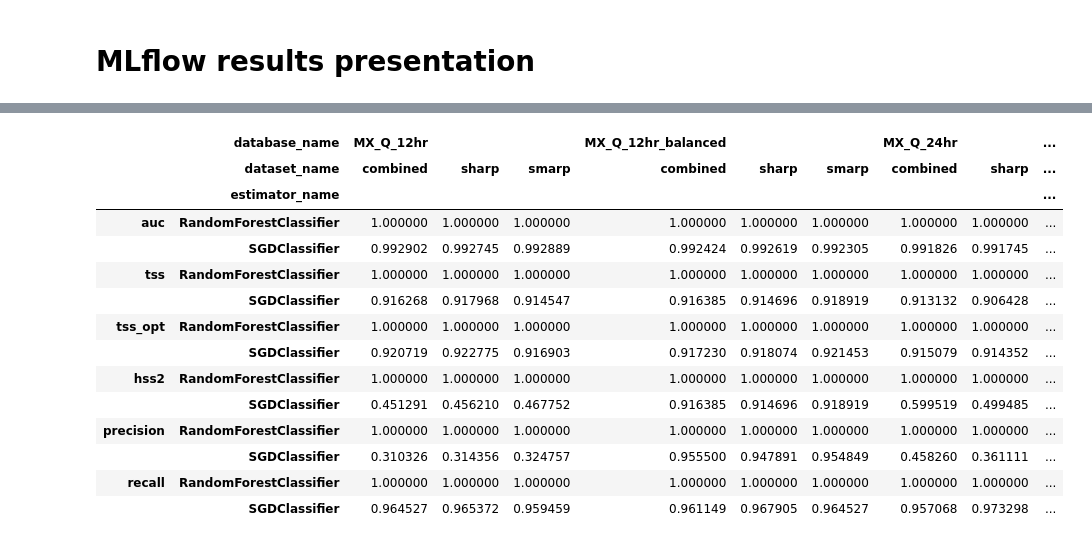
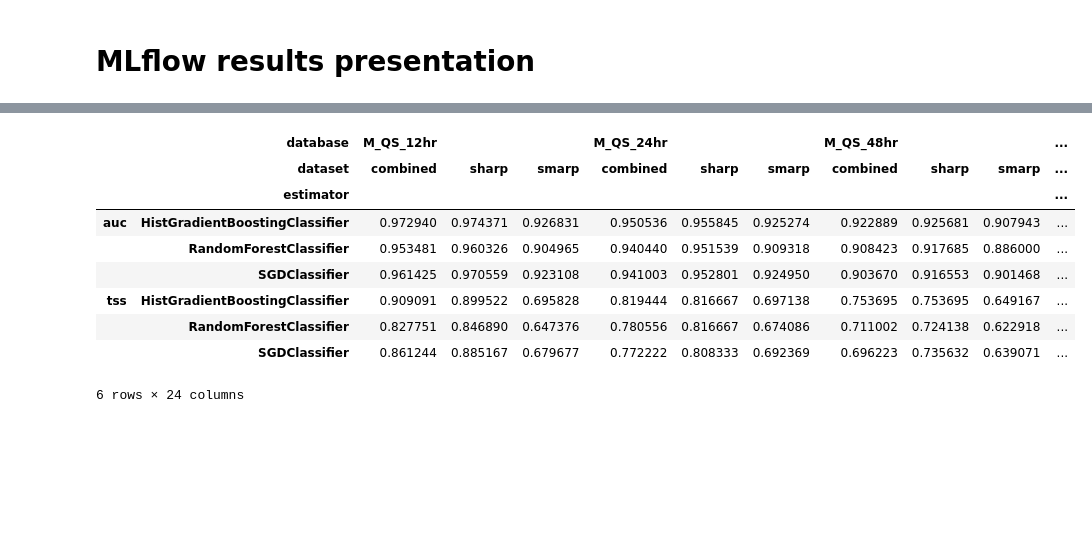
Before and after one commit to ZeyuSun/flare-prediction-smarp, a Jupyter notebook: notebooks/mlflow_results.ipynb, the cells around one changed output, grey strips where cells are left out. Saved outputs shown, nothing was run; the diff lists cells and outputs as text; code cells hidden in the pictures; blank space fills up the shorter version.

```diff
--- a/notebooks/mlflow_results.ipynb
+++ b/notebooks/mlflow_results.ipynb
@@ -19 +21,19 @@ client = MlflowClient()
+# %%
+experiment_name = 'leaderboard1'
+parent_run_name = 'sklearn_balanced'
+tags = {
+    'tags.database_name': 'database',
+    'tags.dataset_name': 'dataset',
+    #'tags.balanced': 'balanced',
+    'tags.estimator_name': 'estimator',
+}
+metrics = {'metrics.' + m: new_m for m, new_m in [
+    ['auc', 'auc'],
+    ['tss_opt', 'tss'],
+    #'tss',
+    #'hss2',
+    #'precision',
+    #'recall',
+]}
+columns = {**tags, **metrics}
 # %%
@@ -24,39 +68,0 @@ runs = mlflow.search_runs(exp_id)
-# %%
-run_id = runs.loc[runs['tags.mlflow.runName'] == 'beta', 'run_id'].item()
-tags = [
-    'tags.database_name',
-    'tags.dataset_name',
-    'tags.estimator_name',
-]
-params = [
-]
-metrics = ['metrics.' + m for m in [
-    'auc',
-    'tss',
-    'tss_opt',
-    'hss2',
-    'precision',
-    'recall',
-]]
-df = runs.loc[(runs['tags.mlflow.parentRunId'] == run_id) &
-              (runs['tags.estimator_name'] != 'HistGradientBoostingClassifier'),
-              tags + params + metrics]
-df_copy = df = df.rename(columns=lambda k: k.split('.')[1])
-df = df.set_index(['database_name', 'dataset_name', 'estimator_name']).unstack(-1).T
-df
-# %% [output]
-|  | database_name | MX_Q_12hr |  |  | MX_Q_12hr_balanced |  |  | MX_Q_24hr |  | ... |
-|  | dataset_name | combined | sharp | smarp | combined | sharp | smarp | combined | sharp | ... |
-|  | estimator_name |  |  |  |  |  |  |  |  | ... |
-| auc | RandomForestClassifier | 1.000000 | 1.000000 | 1.000000 | 1.000000 | 1.000000 | 1.000000 | 1.000000 | 1.000000 | ... |
-|  | SGDClassifier | 0.992902 | 0.992745 | 0.992889 | 0.992424 | 0.992619 | 0.992305 | 0.991826 | 0.991745 | ... |
-| tss | RandomForestClassifier | 1.000000 | 1.000000 | 1.000000 | 1.000000 | 1.000000 | 1.000000 | 1.000000 | 1.000000 | ... |
-|  | SGDClassifier | 0.916268 | 0.917968 | 0.914547 | 0.916385 | 0.914696 | 0.918919 | 0.913132 | 0.906428 | ... |
-| tss_opt | RandomForestClassifier | 1.000000 | 1.000000 | 1.000000 | 1.000000 | 1.000000 | 1.000000 | 1.000000 | 1.000000 | ... |
-|  | SGDClassifier | 0.920719 | 0.922775 | 0.916903 | 0.917230 | 0.918074 | 0.921453 | 0.915079 | 0.914352 | ... |
-| hss2 | RandomForestClassifier | 1.000000 | 1.000000 | 1.000000 | 1.000000 | 1.000000 | 1.000000 | 1.000000 | 1.000000 | ... |
-|  | SGDClassifier | 0.451291 | 0.456210 | 0.467752 | 0.916385 | 0.914696 | 0.918919 | 0.599519 | 0.499485 | ... |
-| precision | RandomForestClassifier | 1.000000 | 1.000000 | 1.000000 | 1.000000 | 1.000000 | 1.000000 | 1.000000 | 1.000000 | ... |
-|  | SGDClassifier | 0.310326 | 0.314356 | 0.324757 | 0.955500 | 0.947891 | 0.954849 | 0.458260 | 0.361111 | ... |
-| recall | RandomForestClassifier | 1.000000 | 1.000000 | 1.000000 | 1.000000 | 1.000000 | 1.000000 | 1.000000 | 1.000000 | ... |
-|  | SGDClassifier | 0.964527 | 0.965372 | 0.959459 | 0.961149 | 0.967905 | 0.964527 | 0.957068 | 0.973298 | ... |
@@ -62,0 +73,14 @@ df
+# %%
+pd.set_option('display.max_rows', 500)
+runs.set_index(['database', 'dataset', 'estimator']).unstack(-1).T
+# %% [output]
+|  | database | M_QS_12hr |  |  | M_QS_24hr |  |  | M_QS_48hr |  |  | ... |
+|  | dataset | combined | sharp | smarp | combined | sharp | smarp | combined | sharp | smarp | ... |
+|  | estimator |  |  |  |  |  |  |  |  |  | ... |
+| auc | HistGradientBoostingClassifier | 0.972940 | 0.974371 | 0.926831 | 0.950536 | 0.955845 | 0.925274 | 0.922889 | 0.925681 | 0.907943 | ... |
+|  | RandomForestClassifier | 0.953481 | 0.960326 | 0.904965 | 0.940440 | 0.951539 | 0.909318 | 0.908423 | 0.917685 | 0.886000 | ... |
+|  | SGDClassifier | 0.961425 | 0.970559 | 0.923108 | 0.941003 | 0.952801 | 0.924950 | 0.903670 | 0.916553 | 0.901468 | ... |
+| tss | HistGradientBoostingClassifier | 0.909091 | 0.899522 | 0.695828 | 0.819444 | 0.816667 | 0.697138 | 0.753695 | 0.753695 | 0.649167 | ... |
+|  | RandomForestClassifier | 0.827751 | 0.846890 | 0.647376 | 0.780556 | 0.816667 | 0.674086 | 0.711002 | 0.724138 | 0.622918 | ... |
+|  | SGDClassifier | 0.861244 | 0.885167 | 0.679677 | 0.772222 | 0.808333 | 0.692369 | 0.696223 | 0.735632 | 0.639071 | ... |
+6 rows × 24 columns
```
Also changed, not shown: parts of 27 cells of this notebook, 2 other files.
